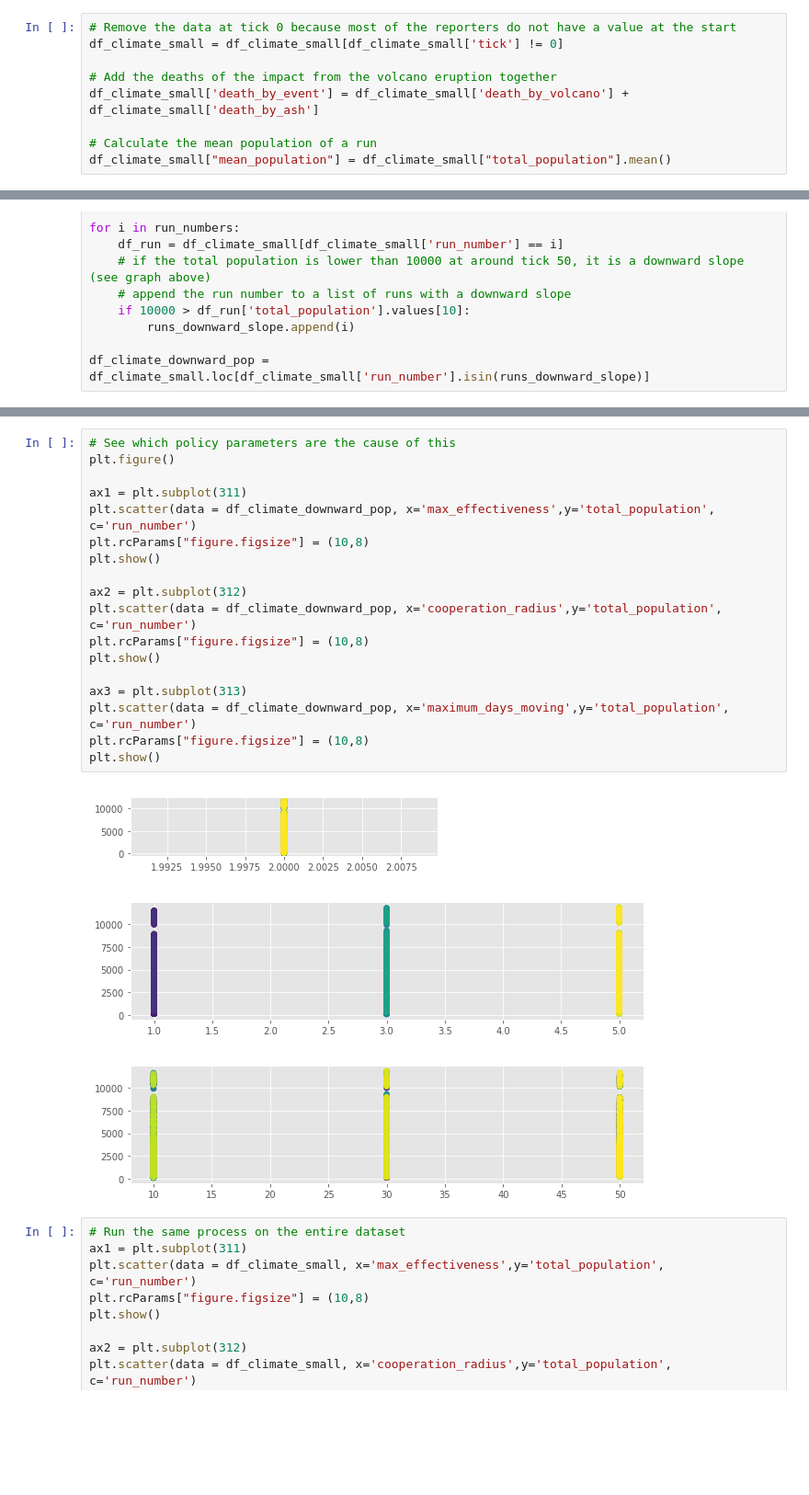
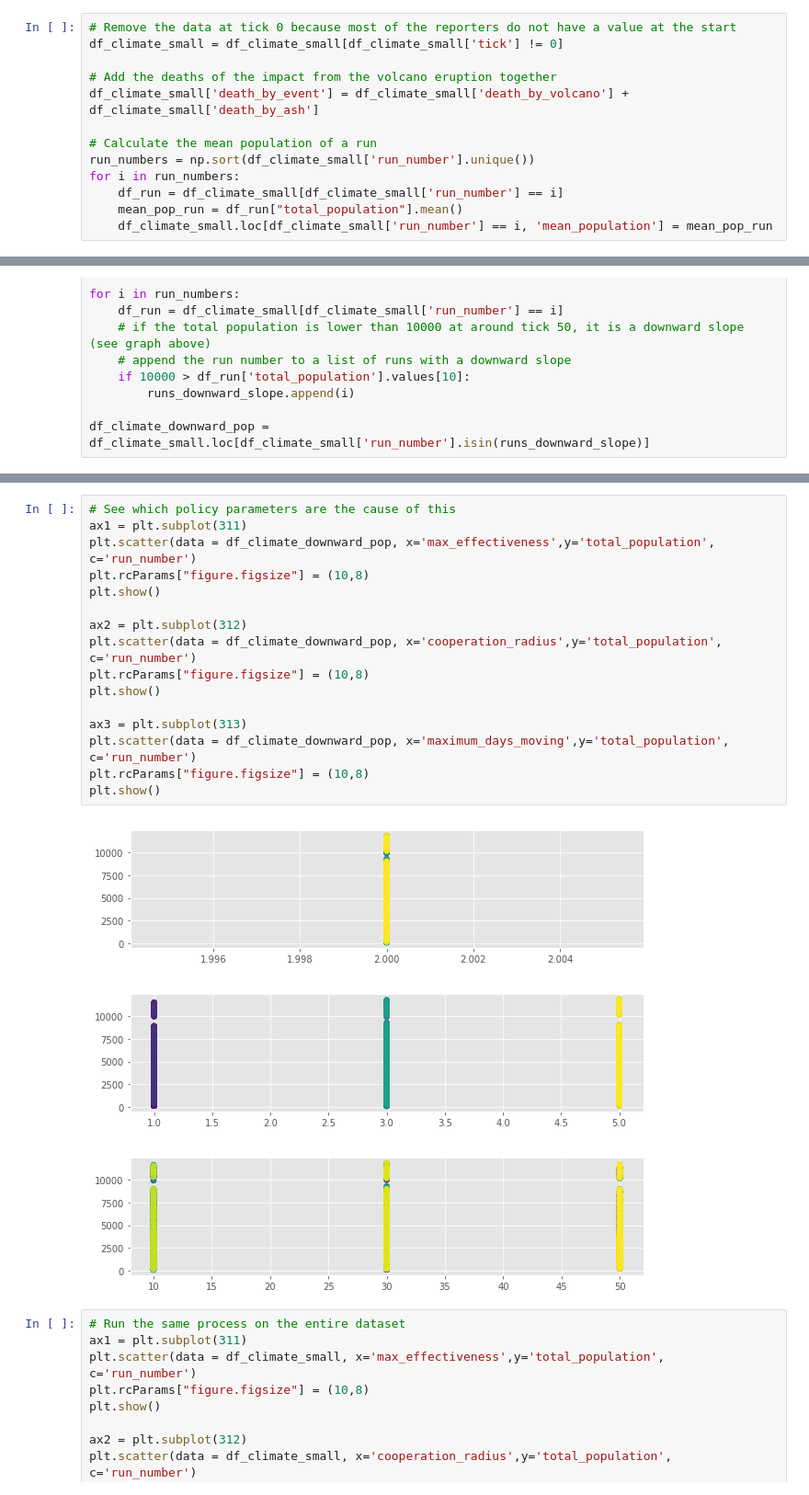
Before and after one commit to WKSu/compound-events, a Jupyter notebook: experiments/Analysis of Base Experiments.ipynb, the cells around one changed output, grey strips where cells are left out. Shown: that part at 92% size. Cells and saved outputs as stored; diff of their text form; blank space fills up the shorter version.

Commit message:
Impact Volcano on Population

```diff
--- a/experiments/Analysis of Base Experiments.ipynb
+++ b/experiments/Analysis of Base Experiments.ipynb
@@ -75,7 +75,11 @@ df_climate_small = df_climate_small[df_climate_small['tick'] != 0]
 df_climate_small['death_by_event'] = df_climate_small['death_by_volcano'] + df_climate_small['death_by_ash']
 
 # Calculate the mean population of a run
-df_climate_small["mean_population"] = df_climate_small["total_population"].mean()
+run_numbers = np.sort(df_climate_small['run_number'].unique())
+for i in run_numbers:
+    df_run = df_climate_small[df_climate_small['run_number'] == i]
+    mean_pop_run = df_run["total_population"].mean()
+    df_climate_small.loc[df_climate_small['run_number'] == i, 'mean_population'] = mean_pop_run
 # %%
 df_climate_small.columns # See which parameters and reporters are in the dataframe
 # %% [output]
@@ -133,24 +137,22 @@ df_climate_downward_pop.plot.scatter(x='tick',y='total_population',c='run_number
 [figure]
 # %%
 # See which policy parameters are the cause of this
-plt.figure()
-
 ax1 = plt.subplot(311)
 plt.scatter(data = df_climate_downward_pop, x='max_effectiveness',y='total_population', c='run_number')
 plt.rcParams["figure.figsize"] = (10,8)
 plt.show()
 
 ax2 = plt.subplot(312)
 plt.scatter(data = df_climate_downward_pop, x='cooperation_radius',y='total_population', c='run_number')
 plt.rcParams["figure.figsize"] = (10,8)
 plt.show()
 
 ax3 = plt.subplot(313)
 plt.scatter(data = df_climate_downward_pop, x='maximum_days_moving',y='total_population', c='run_number')
 plt.rcParams["figure.figsize"] = (10,8)
 plt.show()
 # %% [output]
-[figure, old version]
+[figure, new version]
 [figure]
 [figure]
 # %%
```
Also changed, not shown: parts of 9 cells of this notebook.
